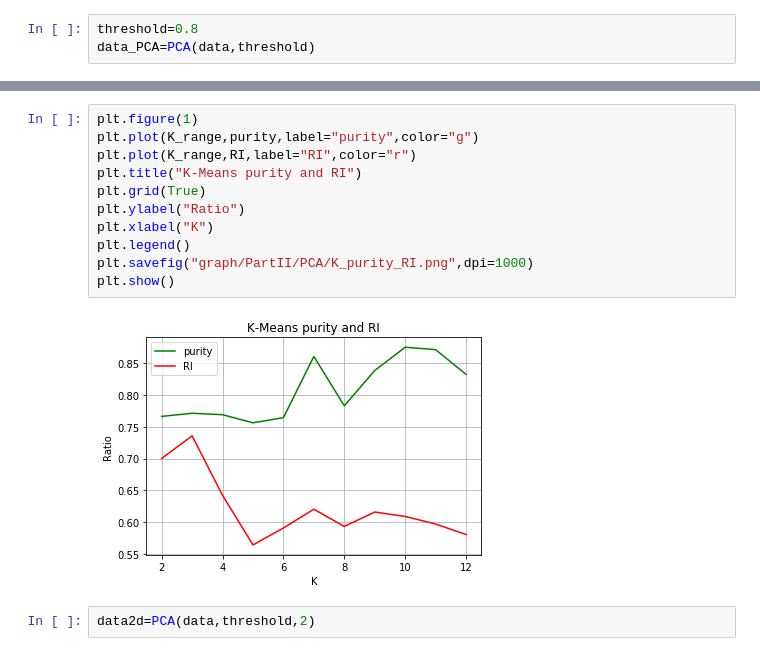
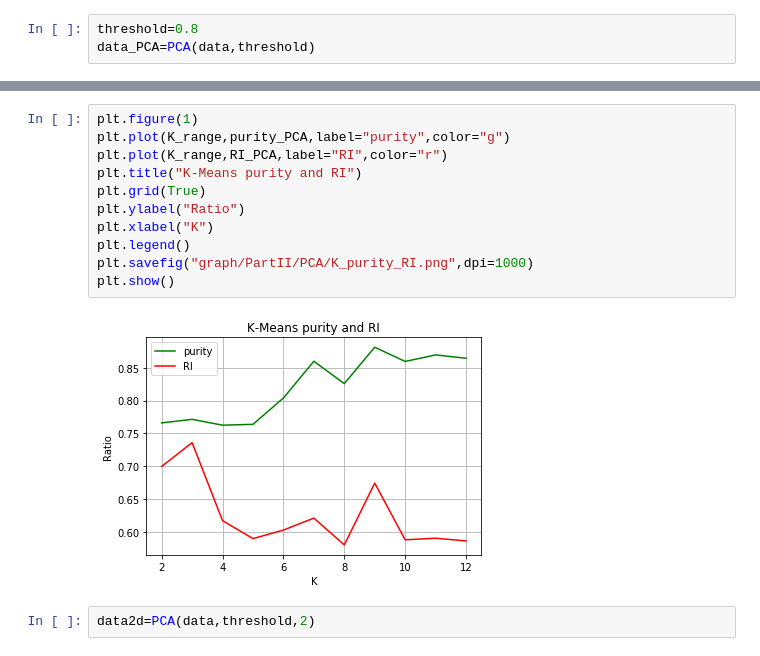
Before and after one commit to drdh/Courses, a Jupyter notebook: AI/Lab2/Lab2.ipynb, the cells around one changed output, grey strips where cells are left out. Saved outputs shown, nothing was run; the diff lists cells and outputs as text.

```diff
--- a/AI/Lab2/Lab2.ipynb
+++ b/AI/Lab2/Lab2.ipynb
@@ -535,16 +535,16 @@ K=12,purity=0.8932592077831828,RI=0.6083382743282904
 # %%
 plt.figure(1)
-plt.plot(K_range,purity,label="purity",color="g")
-plt.plot(K_range,RI,label="RI",color="r")
+plt.plot(K_range,purity_PCA,label="purity",color="g")
+plt.plot(K_range,RI_PCA,label="RI",color="r")
 plt.title("K-Means purity and RI")
 plt.grid(True)
 plt.ylabel("Ratio")
 plt.xlabel("K")
 plt.legend()
 plt.savefig("graph/PartII/PCA/K_purity_RI.png",dpi=1000)
 plt.show()
 # %% [output]
-[figure, old version]
+[figure, new version]
 # %%
 data2d=PCA(data,threshold,2)
 # %%
```
Also changed, not shown: parts of 9 cells of this notebook, 44 other files.
